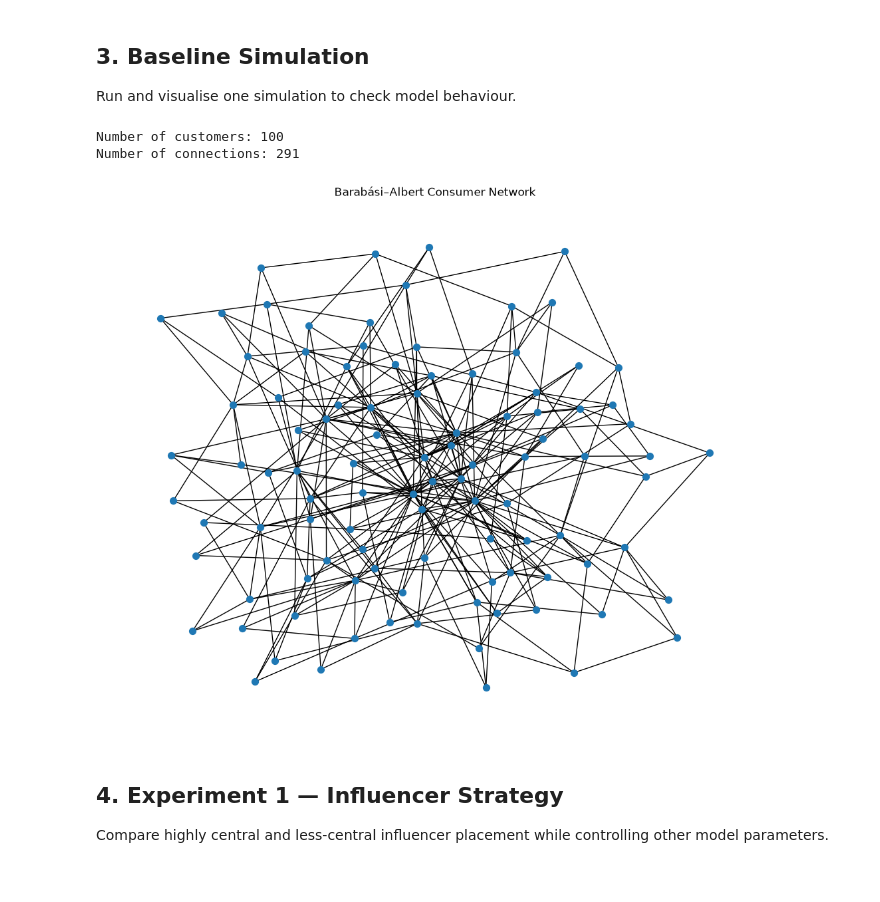
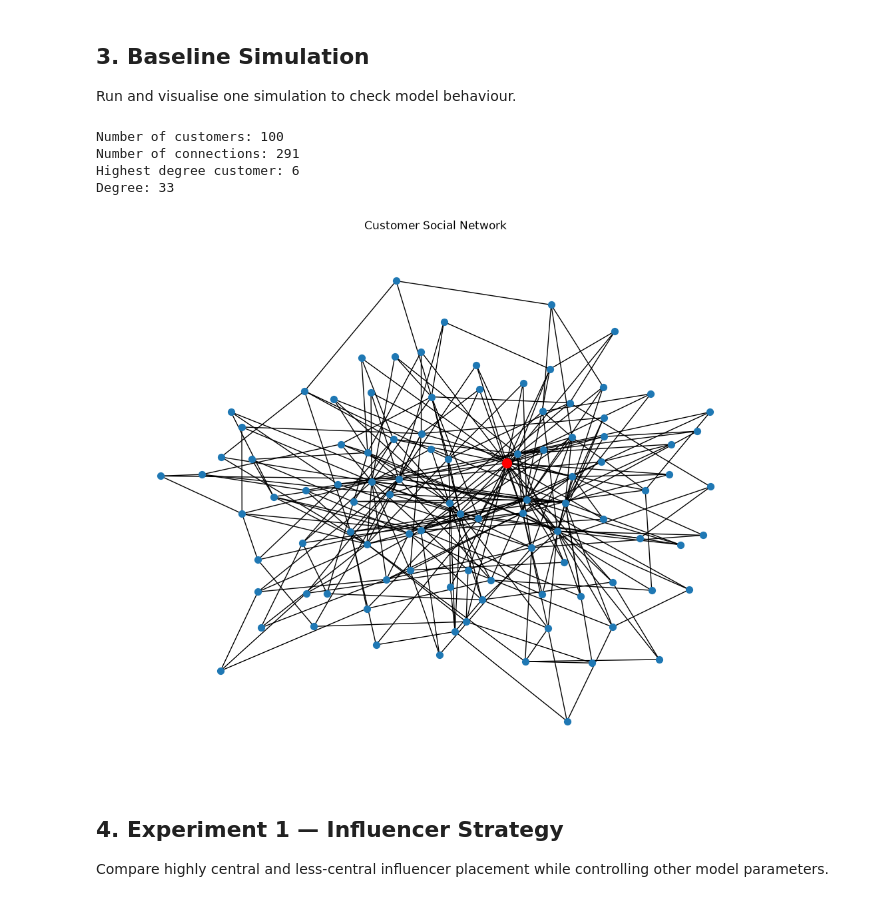
Before and after one commit to tammyweng0/UWA_computational_modelling_project, a Jupyter notebook: notebooks/experiments.ipynb, the cells around one changed output. Saved outputs shown, nothing was run; the diff lists cells and outputs as text; code cells hidden in the pictures.

Commit message:
Emphasize the highest degree customer

```diff
--- a/notebooks/experiments.ipynb
+++ b/notebooks/experiments.ipynb
@@ -54,24 +54,50 @@ G = create_network(100, 3)
 
 print("Number of customers:", G.number_of_nodes())
 print("Number of connections:", G.number_of_edges())
+
+degrees = dict(G.degree())
+
+highest_degree_customer = max(
+    degrees,
+    key=degrees.get
+)
+
+print("Highest degree customer:", highest_degree_customer)
+print("Degree:", G.degree(highest_degree_customer))
 # %% [output]
 Number of customers: 100
 Number of connections: 291
+Highest degree customer: 6
+Degree: 33
 # %%
 import matplotlib.pyplot as plt
 
+# Calculate positions once
+pos = nx.spring_layout(G, seed=42)
+
 plt.figure(figsize=(10, 8))
 
+# Draw the whole network
 nx.draw(
     G,
+    pos,
     node_size=50,
     with_labels=False
 )
 
-plt.title("Barabási–Albert Consumer Network")
+# Highlight highest-degree customer
+nx.draw_networkx_nodes(
+    G,
+    pos,
+    nodelist=[highest_degree_customer],
+    node_size=100,
+    node_color="red"
+)
+
+plt.title("Customer Social Network")
 plt.show()
 # %% [output]
-[figure, old version]
+[figure, new version]
 # %% [markdown]
 ## 4. Experiment 1 — Influencer Strategy
 
```
